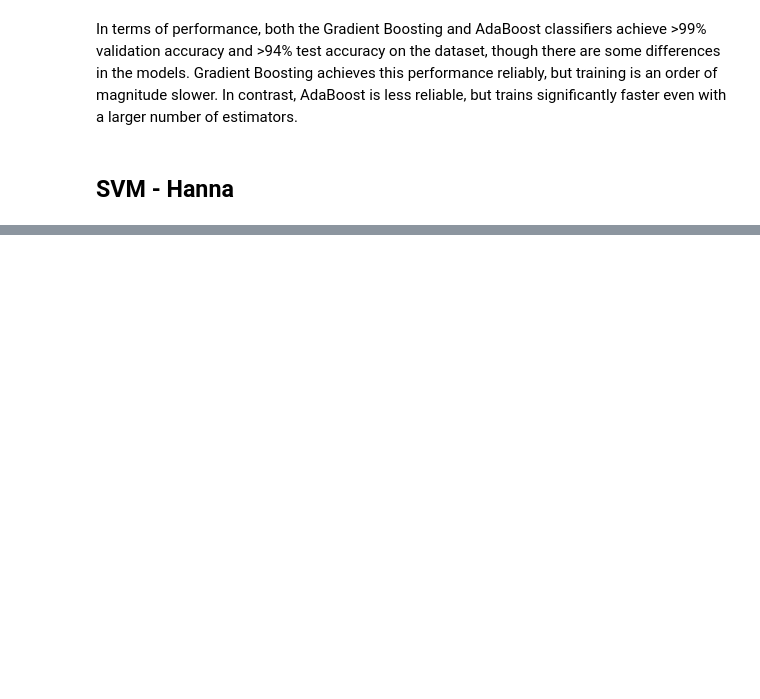
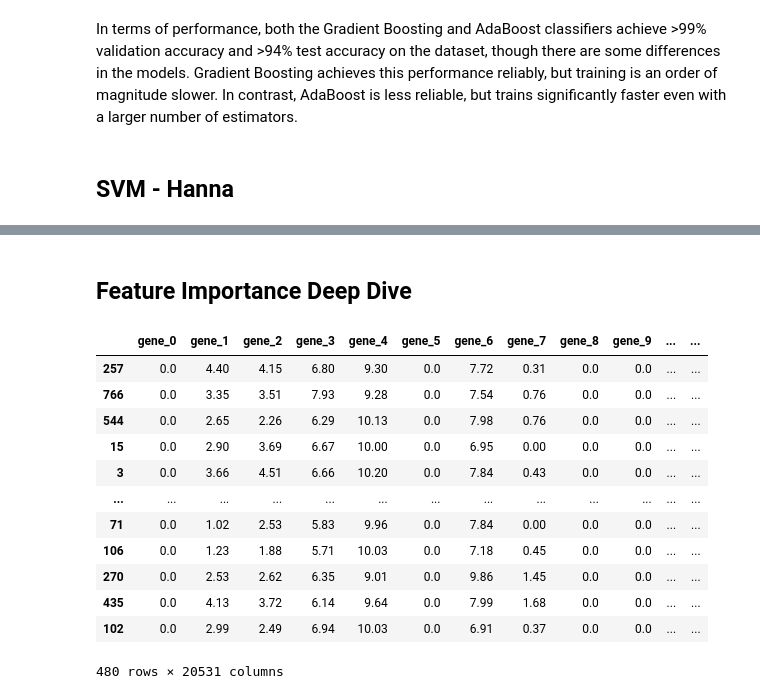
Before and after one commit to JackHanke/DSProject, a Jupyter notebook: main.ipynb, the cells around one changed output, grey strips where cells are left out. Saved outputs shown, nothing was run; the diff lists cells and outputs as text; code cells hidden in the pictures; blank space fills up the shorter version.

Commit message:
feature deep dive

```diff
--- a/main.ipynb
+++ b/main.ipynb
@@ -494,3 +492,24 @@ Classification Report (Validation):
     accuracy                           0.99       161
    macro avg       1.00      0.99      1.00       161
 weighted avg       0.99      0.99      0.99       161
+# %% [markdown]
+## Feature Importance Deep Dive
+# %%
+raw_data = RawData()
+X_train, y_train, X_val, y_val, X_test, y_test = raw_data.get_data()
+
+X_train
+# %% [output]
+|  | gene_0 | gene_1 | gene_2 | gene_3 | gene_4 | gene_5 | gene_6 | gene_7 | gene_8 | gene_9 | ... | ... |
+| 257 | 0.0 | 4.40 | 4.15 | 6.80 | 9.30 | 0.0 | 7.72 | 0.31 | 0.0 | 0.0 | ... | ... |
+| 766 | 0.0 | 3.35 | 3.51 | 7.93 | 9.28 | 0.0 | 7.54 | 0.76 | 0.0 | 0.0 | ... | ... |
+| 544 | 0.0 | 2.65 | 2.26 | 6.29 | 10.13 | 0.0 | 7.98 | 0.76 | 0.0 | 0.0 | ... | ... |
+| 15 | 0.0 | 2.90 | 3.69 | 6.67 | 10.00 | 0.0 | 6.95 | 0.00 | 0.0 | 0.0 | ... | ... |
+| 3 | 0.0 | 3.66 | 4.51 | 6.66 | 10.20 | 0.0 | 7.84 | 0.43 | 0.0 | 0.0 | ... | ... |
+| ... | ... | ... | ... | ... | ... | ... | ... | ... | ... | ... | ... | ... |
+| 71 | 0.0 | 1.02 | 2.53 | 5.83 | 9.96 | 0.0 | 7.84 | 0.00 | 0.0 | 0.0 | ... | ... |
+| 106 | 0.0 | 1.23 | 1.88 | 5.71 | 10.03 | 0.0 | 7.18 | 0.45 | 0.0 | 0.0 | ... | ... |
+| 270 | 0.0 | 2.53 | 2.62 | 6.35 | 9.01 | 0.0 | 9.86 | 1.45 | 0.0 | 0.0 | ... | ... |
+| 435 | 0.0 | 4.13 | 3.72 | 6.14 | 9.64 | 0.0 | 7.99 | 1.68 | 0.0 | 0.0 | ... | ... |
+| 102 | 0.0 | 2.99 | 2.49 | 6.94 | 10.03 | 0.0 | 6.91 | 0.37 | 0.0 | 0.0 | ... | ... |
+480 rows × 20531 columns
```
Also changed, not shown: parts of 20 cells of this notebook.
